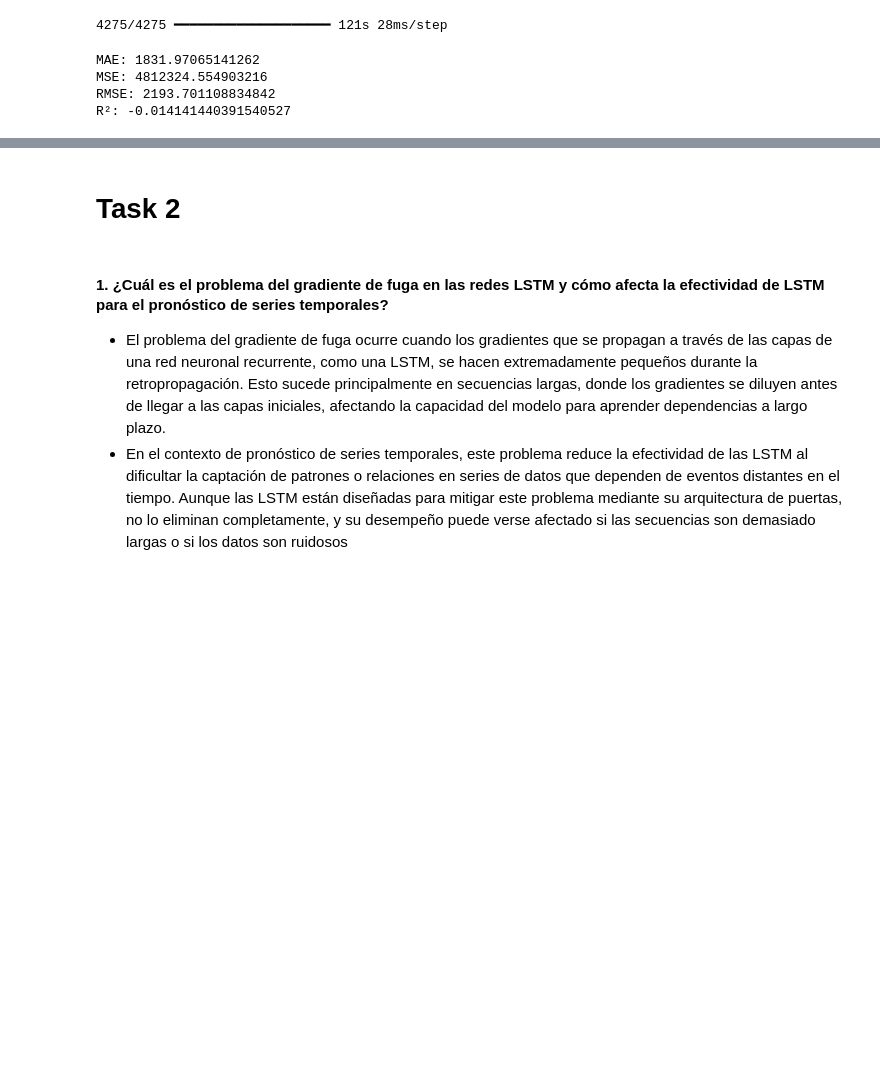
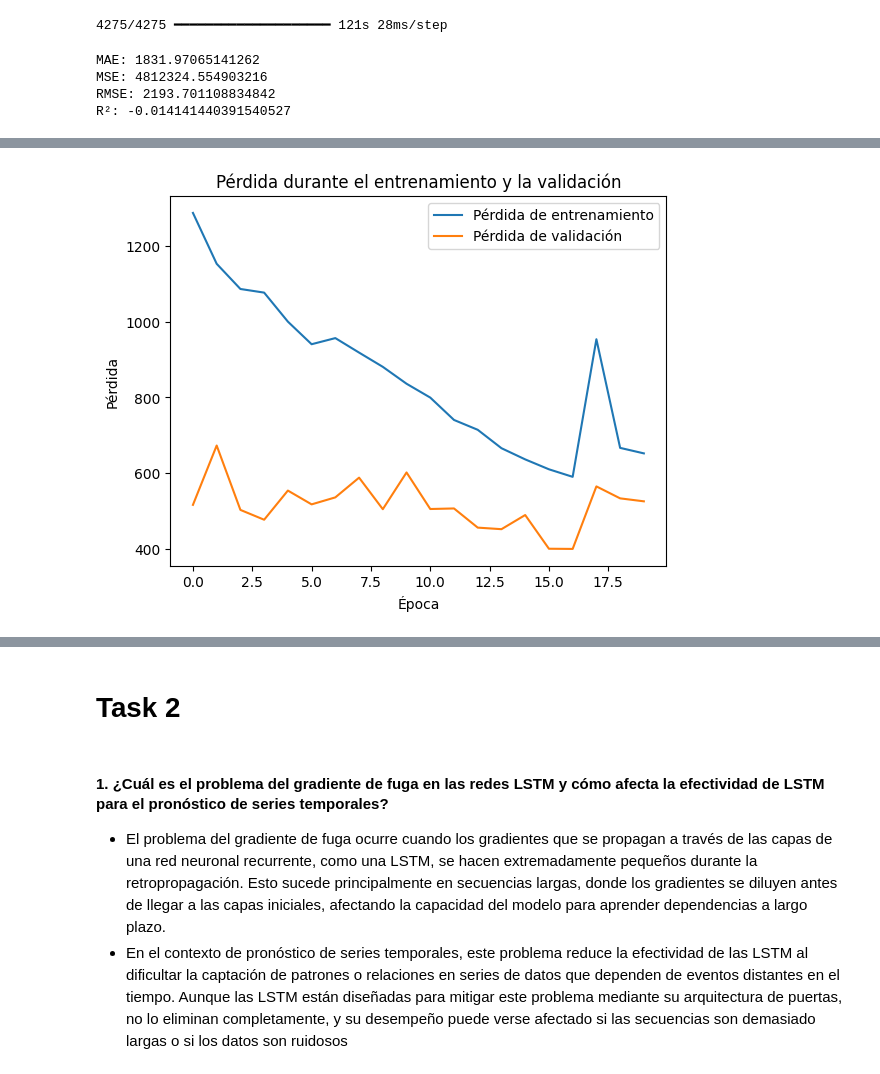
Before and after one commit to FerEsq/DL-TimeSeries-Analysis, a Jupyter notebook: Analysis.ipynb, the cells around one changed output, grey strips where cells are left out. Saved outputs shown, nothing was run; the diff lists cells and outputs as text; code cells hidden in the pictures; blank space fills up the shorter version.

```diff
--- a/Analysis.ipynb
+++ b/Analysis.ipynb
@@ -361,0 +369,19 @@ R²: -0.014141440391540527
+# %%
+# Modificación de hiperparámetros
+units = 100  # Aumentamos el número de unidades en la capa LSTM
+dropout_rate = 0.2  # Mantener la tasa de dropout
+# %%
+# Crear el modelo LSTM ajustado
+model = tf.keras.Sequential([
+    tf.keras.Input(shape=(X_train.shape[1], 1)),
+    tf.keras.layers.LSTM(
+        units,
+        activation='relu',
+    ),
+    tf.keras.layers.Dense(1),
+    tf.keras.layers.Dropout(dropout_rate),
+    tf.keras.layers.Dense(1)
+])
+# %%
+# Compilar el modelo
+model.compile(optimizer='adam', loss='mse')
@@ -361,0 +407,9 @@ R²: -0.014141440391540527
+# %%
+# Entrenar el modelo
+lstm_history = model.fit(
+    X_train.values.reshape((X_train.shape[0], X_train.shape[1], 1)),
+    y_train,
+    epochs=20,
+    batch_size=32,
+    validation_split=0.2
+)
@@ -361,0 +440,11 @@ R²: -0.014141440391540527
+# %%
+# Graficar la pérdida de entrenamiento y validación
+plt.plot(lstm_history.history['loss'], label='Pérdida de entrenamiento')
+plt.plot(lstm_history.history['val_loss'], label='Pérdida de validación')
+plt.title('Pérdida durante el entrenamiento y la validación')
+plt.xlabel('Época')
+plt.ylabel('Pérdida')
+plt.legend()
+plt.show()
+# %% [output]
+[figure, added]
```
Also changed, not shown: parts of 9 cells of this notebook, 1 other file.
